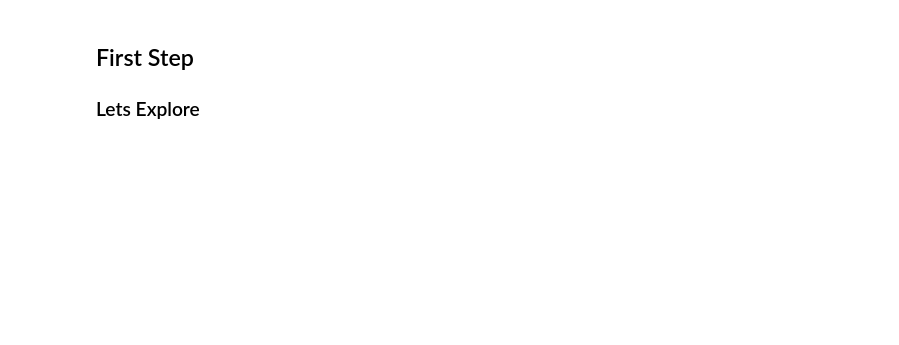
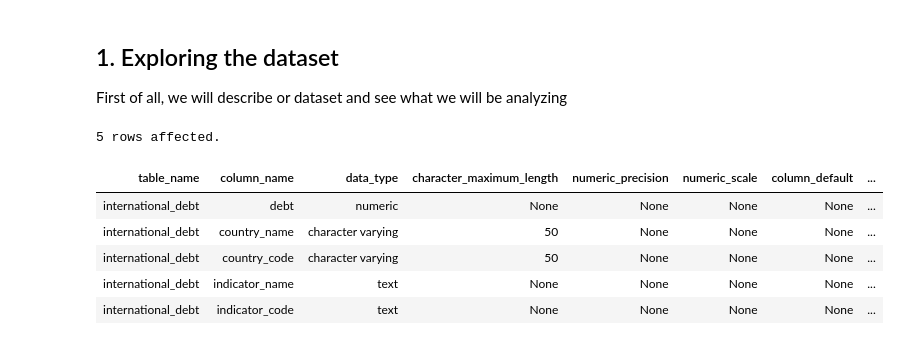
Before and after one commit to JAdraz/international-debt-statistics, a Jupyter notebook: src/data-analysis/main.ipynb, the cells around one changed output. Cells and saved outputs as stored; diff of their text form; code cells hidden in the pictures; blank space fills up the shorter version.

```diff
--- a/src/data-analysis/main.ipynb
+++ b/src/data-analysis/main.ipynb
@@ -11,6 +24,29 @@ db_connection = os.getenv('url')
 # %%
 # Getting enviroment variable
 %sql $db_connection
-# %% [markdown]
-## First Step
-### Lets Explore
+# %% [markdown]
+## 1. Exploring the dataset
+
+First of all, we will describe or dataset and see what we will be analyzing
+# %%
+%%sql
+
+SELECT
+  table_name,
+  column_name,
+  data_type,
+  character_maximum_length,
+  numeric_precision,
+  numeric_scale,
+  column_default,
+  is_nullable
+FROM information_schema.columns
+WHERE table_name = 'international_debt';
+# %% [output]
+5 rows affected.
+| table_name | column_name | data_type | character_maximum_length | numeric_precision | numeric_scale | column_default | ... |
+| international_debt | debt | numeric | None | None | None | None | ... |
+| international_debt | country_name | character varying | 50 | None | None | None | ... |
+| international_debt | country_code | character varying | 50 | None | None | None | ... |
+| international_debt | indicator_name | text | None | None | None | None | ... |
+| international_debt | indicator_code | text | None | None | None | None | ... |
```
Also changed, not shown: parts of 21 cells of this notebook.
